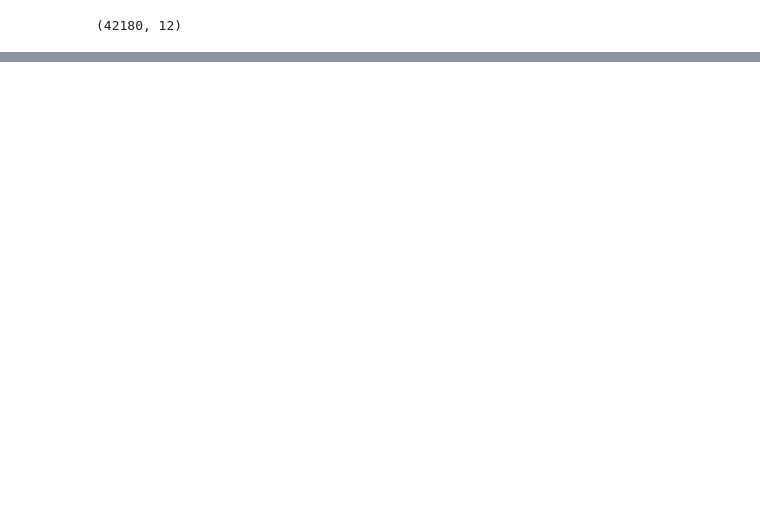
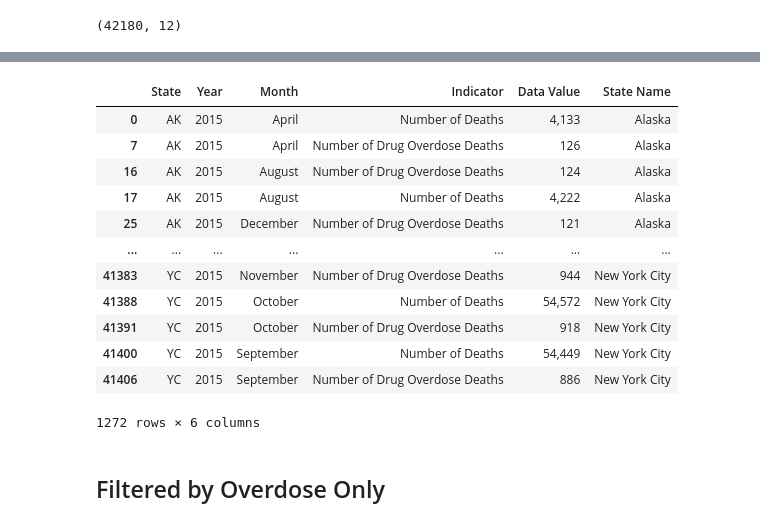
Before and after one commit to croethel/DataEngineering.Labs.AirflowProject, a Jupyter notebook: VSRR_notebook.ipynb, the cells around one changed output, grey strips where cells are left out. Cells and saved outputs as stored; diff of their text form; code cells hidden in the pictures; blank space fills up the shorter version.

```diff
--- a/VSRR_notebook.ipynb
+++ b/VSRR_notebook.ipynb
@@ -21,0 +68,26 @@ data.shape
+# %%
+filtered2015 = filtered2[(filtered2.Year == 2015)]
+filtered2016 = filtered2[(filtered2.Year == 2016)]
+filtered2017 = filtered2[(filtered2.Year == 2017)]
+filtered2018 = filtered2[(filtered2.Year == 2018)]
+filtered2019 = filtered2[(filtered2.Year == 2019)]
+filtered2020 = filtered2[(filtered2.Year == 2020)]
+filtered2021 = filtered2[(filtered2.Year == 2021)]
+# %%
+filtered2015
+# %% [output]
+|  | State | Year | Month | Indicator | Data Value | State Name |
+| 0 | AK | 2015 | April | Number of Deaths | 4,133 | Alaska |
+| 7 | AK | 2015 | April | Number of Drug Overdose Deaths | 126 | Alaska |
+| 16 | AK | 2015 | August | Number of Drug Overdose Deaths | 124 | Alaska |
+| 17 | AK | 2015 | August | Number of Deaths | 4,222 | Alaska |
+| 25 | AK | 2015 | December | Number of Drug Overdose Deaths | 121 | Alaska |
+| ... | ... | ... | ... | ... | ... | ... |
+| 41383 | YC | 2015 | November | Number of Drug Overdose Deaths | 944 | New York City |
+| 41388 | YC | 2015 | October | Number of Deaths | 54,572 | New York City |
+| 41391 | YC | 2015 | October | Number of Drug Overdose Deaths | 918 | New York City |
+| 41400 | YC | 2015 | September | Number of Deaths | 54,449 | New York City |
+| 41406 | YC | 2015 | September | Number of Drug Overdose Deaths | 886 | New York City |
+1272 rows × 6 columns
+# %% [markdown]
+## Filtered by Overdose Only
```
Also changed, not shown: parts of 15 cells of this notebook.
